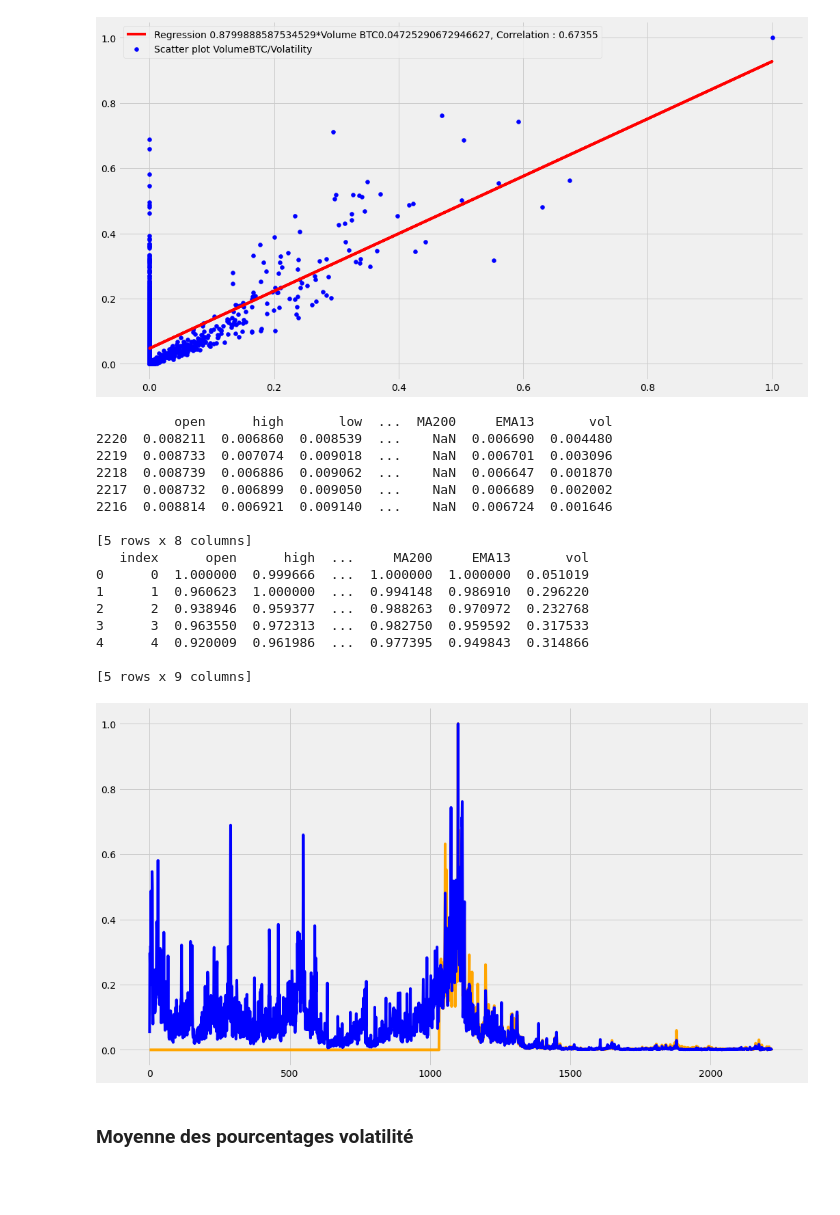
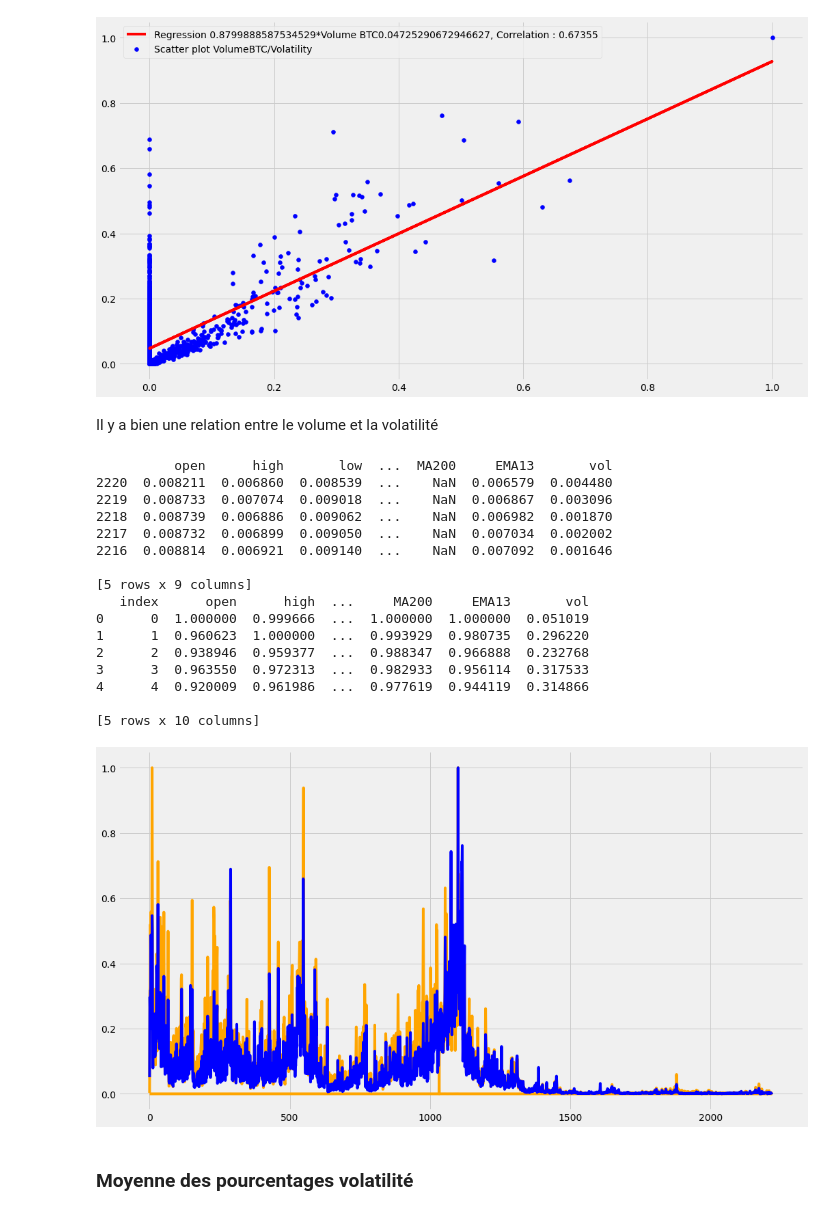
Before and after one commit to hderoche/RNN_Bitcoin_Prediction, a Jupyter notebook: StatistiquesDescriptivesBTC.ipynb, the cells around one changed output. Cells and saved outputs as stored; diff of their text form; code cells hidden in the pictures; blank space fills up the shorter version.

```diff
--- a/StatistiquesDescriptivesBTC.ipynb
+++ b/StatistiquesDescriptivesBTC.ipynb
@@ -28,7 +30,7 @@ print('Nom des colonnes :',dataBitstamp.columns)
 
 ### Drop du timestamp
 #dataBitstamp = dataBitstamp.drop(['Unix Timestamp'], axis=1)
-dataBitstamp = dataBitstamp.drop(['unix'], axis=1)
+dataBitstamp = dataBitstamp.drop(['date','symbol'], axis=1)
 
 
 # Data processing and slicing dataframe in order to have the right dimension to input in the RNN
@@ -36,7 +38,6 @@ data = pd.DataFrame(dataBitstamp, index=[i for i in range(dataBitstamp.shape[0])
 # The datafiles I had were reversed, meaning that the index of the lastest data was 0, so I had to reverse the dataframe
 data = data[::-1]
 #data = data.drop(['Date','Symbol', 'Volume USD'], axis=1)
-data = data.drop(['date','symbol'], axis=1)
 print(data.shape)
 print(data.head())
 # %% [output]
@@ -124,7 +131,8 @@ volatility_max()
 # Pre-processing for display
 def normalize(df):
     result = df.copy()
-    for feature_name in df.columns:
+    result = result.drop(['unix'], axis=1)
+    for feature_name in result.columns:
         max_value = df[feature_name].max()
         min_value = df[feature_name].min()
         result[feature_name] = (df[feature_name] - min_value) / (max_value - min_value)
@@ -163,35 +175,38 @@ plt.legend()
 plt.show()
 # %% [output]
 [figure]
+# %% [markdown]
+Il y a bien une relation entre le volume et la volatilité
 # %%
 # removing noisy data
 
 print(dataN.head())
 dataN = dataN[::-1].reset_index()
 print(dataN.head())
 plt.figure(figsize=[16,9])
 plt.plot(dataN['Volume BTC'], color='orange')
+plt.plot(dataN['Volume USD'], color='orange')
 plt.plot(dataN['vol'], color='blue')
 plt.plot()
 plt.show()
 # %% [output]
           open      high       low  ...  MA200     EMA13       vol
-2220  0.008211  0.006860  0.008539  ...    NaN  0.006690  0.004480
-2219  0.008733  0.007074  0.009018  ...    NaN  0.006701  0.003096
-2218  0.008739  0.006886  0.009062  ...    NaN  0.006647  0.001870
-2217  0.008732  0.006899  0.009050  ...    NaN  0.006689  0.002002
-2216  0.008814  0.006921  0.009140  ...    NaN  0.006724  0.001646
+2220  0.008211  0.006860  0.008539  ...    NaN  0.006579  0.004480
+2219  0.008733  0.007074  0.009018  ...    NaN  0.006867  0.003096
+2218  0.008739  0.006886  0.009062  ...    NaN  0.006982  0.001870
+2217  0.008732  0.006899  0.009050  ...    NaN  0.007034  0.002002
+2216  0.008814  0.006921  0.009140  ...    NaN  0.007092  0.001646
 
-[5 rows x 8 columns]
+[5 rows x 9 columns]
    index      open      high  ...     MA200     EMA13       vol
 0      0  1.000000  0.999666  ...  1.000000  1.000000  0.051019
-1      1  0.960623  1.000000  ...  0.994148  0.986910  0.296220
-2      2  0.938946  0.959377  ...  0.988263  0.970972  0.232768
-3      3  0.963550  0.972313  ...  0.982750  0.959592  0.317533
-4      4  0.920009  0.961986  ...  0.977395  0.949843  0.314866
+1      1  0.960623  1.000000  ...  0.993929  0.980735  0.296220
+2      2  0.938946  0.959377  ...  0.988347  0.966888  0.232768
+3      3  0.963550  0.972313  ...  0.982933  0.956114  0.317533
+4      4  0.920009  0.961986  ...  0.977619  0.944119  0.314866
 
-[5 rows x 9 columns]
+[5 rows x 10 columns]
-[figure, old version]
+[figure, new version]
 # %% [markdown]
 ### Moyenne des pourcentages volatilité
 # %%
```
Also changed, not shown: parts of 15 cells of this notebook.
